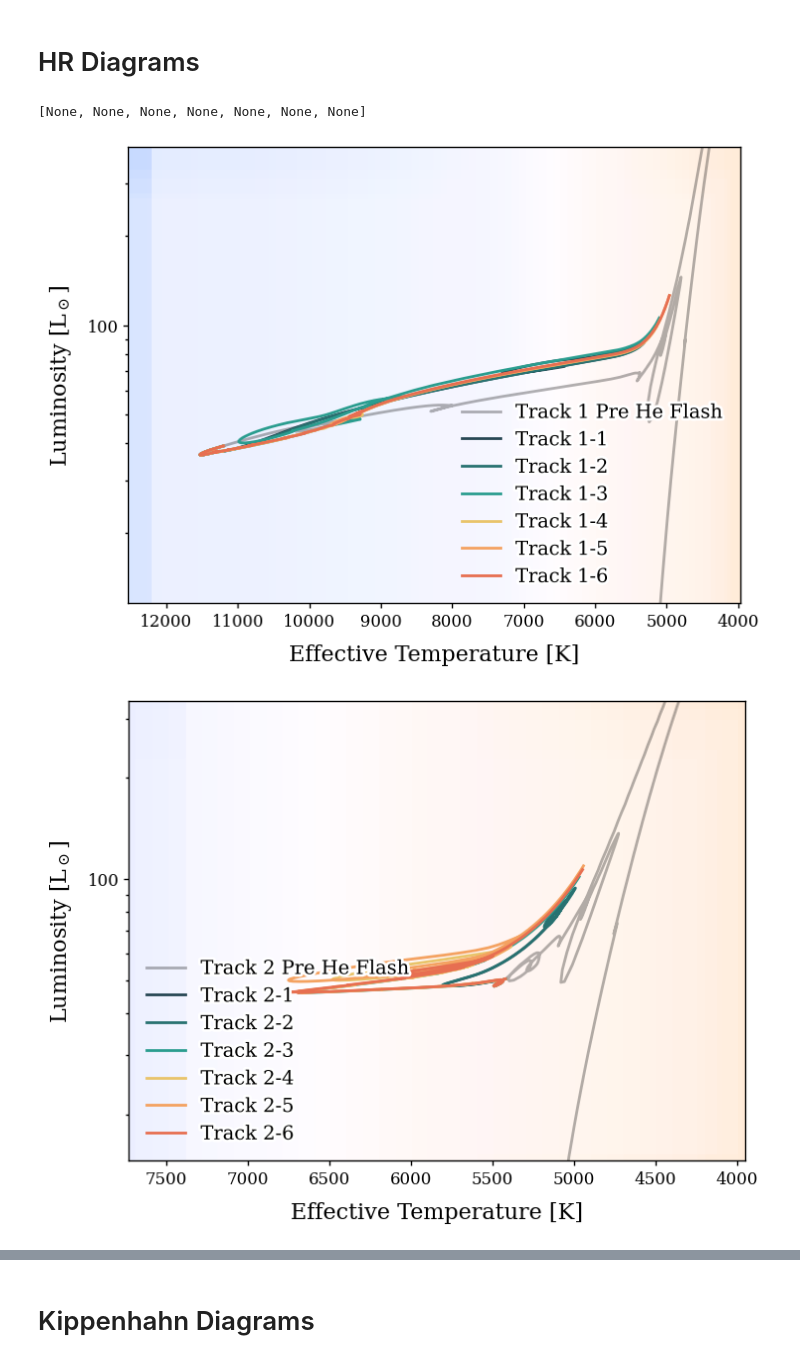
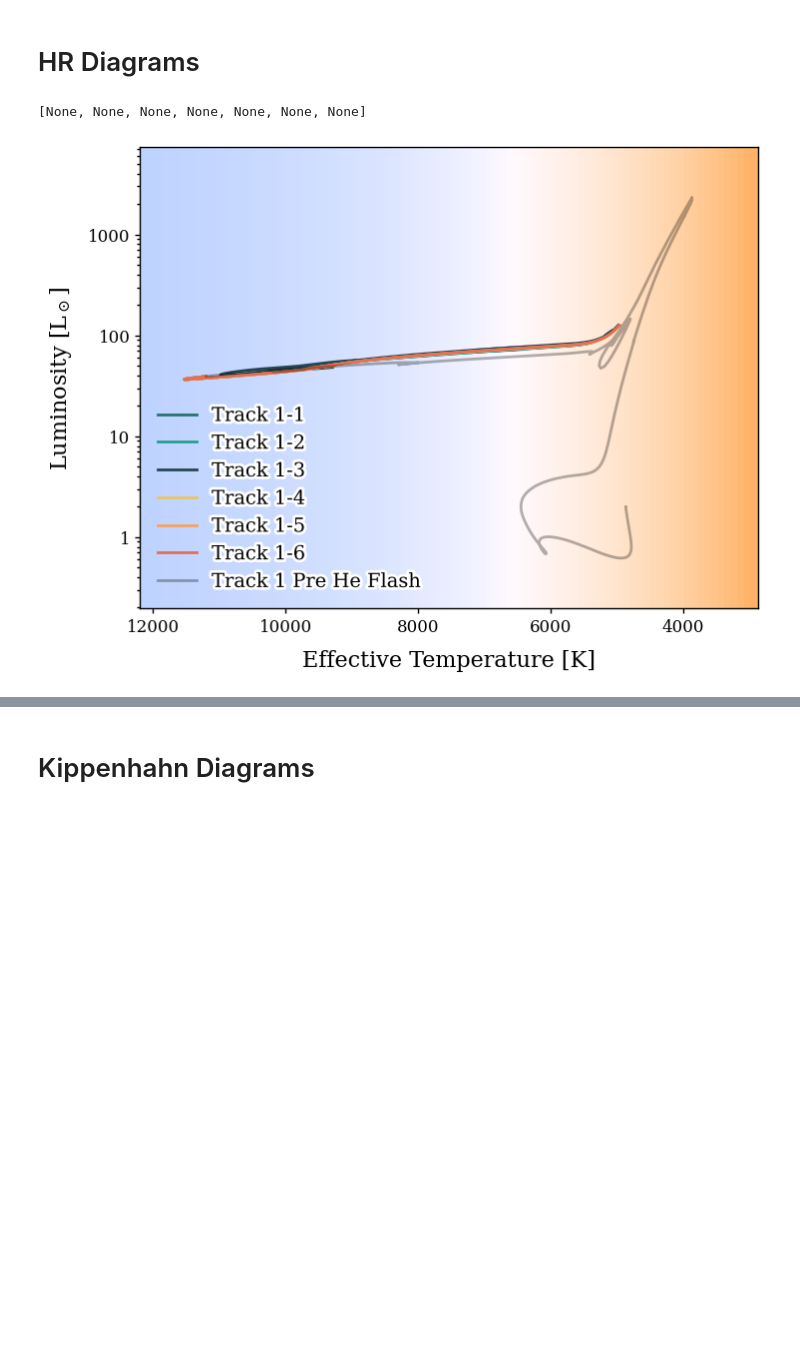
Before and after one commit to mkorolik/RR-Lyrae-Convective-Boundary-Mixing, a Jupyter notebook: rr lyrae convection paper.ipynb, the cells around one changed output, grey strips where cells are left out. Saved outputs shown, nothing was run; the diff lists cells and outputs as text; code cells hidden in the pictures; blank space fills up the shorter version.

```diff
--- a/rr lyrae convection paper.ipynb
+++ b/rr lyrae convection paper.ipynb
@@ -34,30 +43,18 @@ tracks1 = [track1_1, track1_2, track1_3, track1_4, track1_5, track1_6]
 tracks2 = [track2_1, track2_2, track2_3, track2_4, track2_5, track2_6]
 # %% [markdown]
 # HR Diagrams
-# %%
-# First set of models (M=0.59, Z=0.001)
-fig = plt.figure(figsize=(8, 6))
-ax = fig.gca()
-
-sp.plot_hr(track1_0, alpha=0.3)
-for i, track in enumerate(tracks1):
-    sp.plot_hr(track, ax=ax, color=colors[i], alpha_colors=0.9)
-
-ax.yaxis.set_minor_formatter(matplotlib.ticker.NullFormatter())
-[text.set_path_effects(patheffects) for text in ax.legend(frameon=False).get_texts()]
-
-
-# Second set of models (M=0.63, Z=0.002)
-fig = plt.figure(figsize=(8, 6))
-ax = fig.gca()
-
-sp.plot_hr(track2_0, alpha=0.3)
-for i, track in enumerate(tracks2):
-    sp.plot_hr(track, ax=ax, color=colors[i], alpha_colors=0.9)
-
-ax.yaxis.set_minor_formatter(matplotlib.ticker.NullFormatter())
-[text.set_path_effects(patheffects) for text in ax.legend(frameon=False).get_texts()]
-# %% [output]
-[None, None, None, None, None, None, None]
-[figure, removed]
-[figure, removed]
+# %%
+# First set of models (M=0.59, Z=0.001)
+fig = plt.figure(figsize=(8, 6))
+ax = fig.gca()
+
+sp.plot_hr(track1_0, alpha=0, label='', alpha_colors=1)
+for track in tracks1:
+    sp.plot_hr(track, ax=ax)
+sp.plot_hr(track1_0, alpha=0.3)
+
+
+[text.set_path_effects(patheffects) for text in ax.legend(frameon=False, loc='lower left').get_texts()]
+# %% [output]
+[None, None, None, None, None, None, None]
+[figure, added]
```
Also changed, not shown: parts of 23 cells of this notebook.
